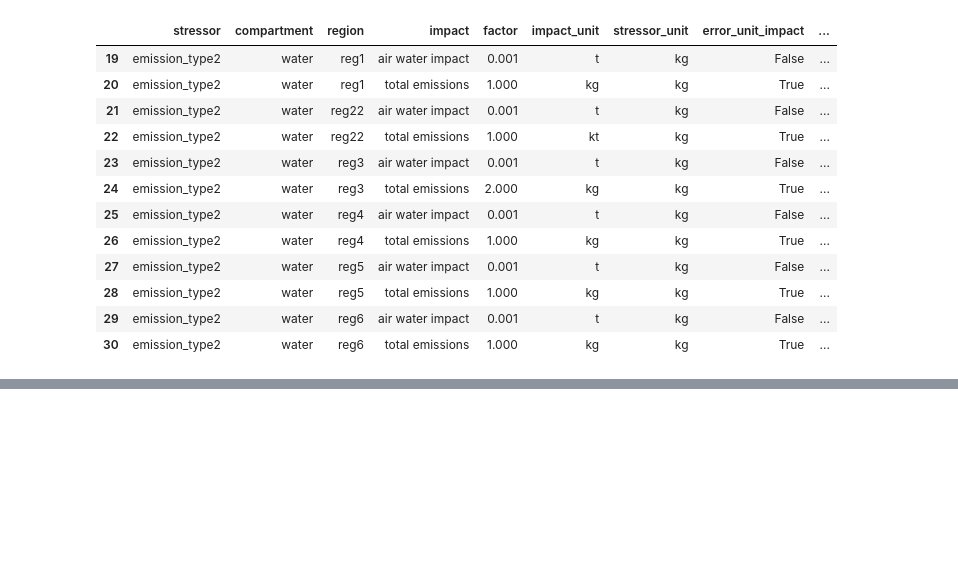
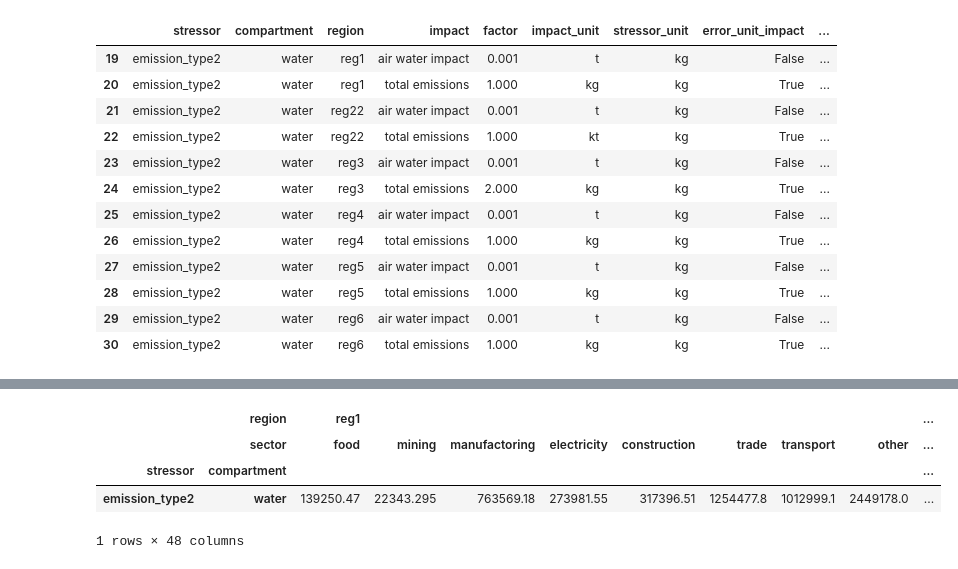
Before and after one commit to IndEcol/pymrio, a Jupyter notebook: doc/source/notebooks/stressor_characterization.ipynb, the cells around one changed output, grey strips where cells are left out. Saved outputs shown, nothing was run; the diff lists cells and outputs as text; code cells hidden in the pictures; blank space fills up the shorter version.

```diff
--- a/doc/source/notebooks/stressor_characterization.ipynb
+++ b/doc/source/notebooks/stressor_characterization.ipynb
@@ -387,0 +420,8 @@ As always, more information can be found in the docstrings of the methods.
+# %%
+io.water.F
+# %% [output]
+|  | region | reg1 |  |  |  |  |  |  |  | ... |
+|  | sector | food | mining | manufactoring | electricity | construction | trade | transport | other | ... |
+| stressor | compartment |  |  |  |  |  |  |  |  | ... |
+| emission_type2 | water | 139250.47 | 22343.295 | 763569.18 | 273981.55 | 317396.51 | 1254477.8 | 1012999.1 | 2449178.0 | ... |
+1 rows × 48 columns
```
Also changed, not shown: parts of 25 cells of this notebook.
